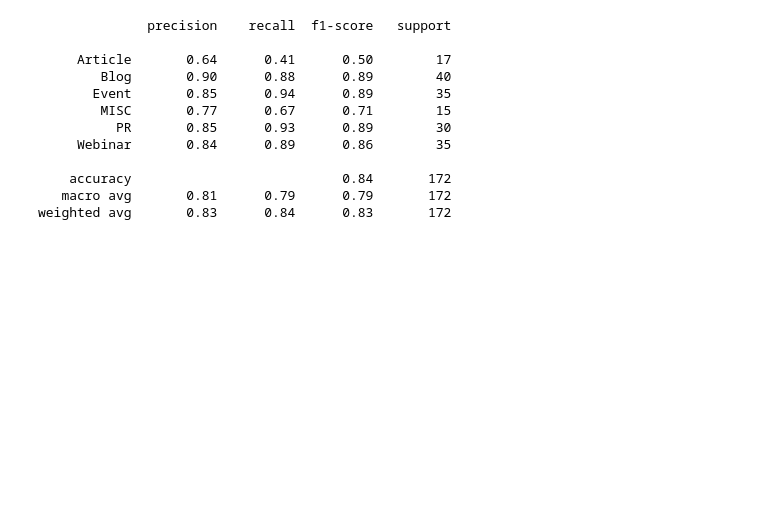
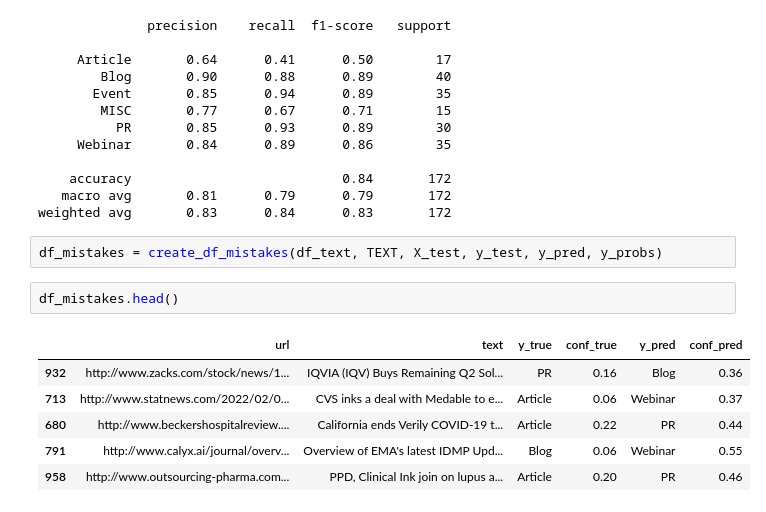
Before and after one commit to hmatzner/text-classification, a Jupyter notebook: url_classification.ipynb, the cells around one changed output. Cells and saved outputs as stored; diff of their text form; blank space fills up the shorter version.

```diff
--- a/url_classification.ipynb
+++ b/url_classification.ipynb
@@ -1855,3 +1869,14 @@ print_confusion_matrix('Deep Learning', y_test, y_pred, with_report=True)
     accuracy                           0.84       172
    macro avg       0.81      0.79      0.79       172
 weighted avg       0.83      0.84      0.83       172
+# %%
+df_mistakes = create_df_mistakes(df_text, TEXT, X_test, y_test, y_pred, y_probs)
+# %%
+df_mistakes.head()
+# %% [output]
+|  | url | text | y_true | conf_true | y_pred | conf_pred |
+| 932 | http://www.zacks.com/stock/news/1... | IQVIA (IQV) Buys Remaining Q2 Sol... | PR | 0.16 | Blog | 0.36 |
+| 713 | http://www.statnews.com/2022/02/0... | CVS inks a deal with Medable to e... | Article | 0.06 | Webinar | 0.37 |
+| 680 | http://www.beckershospitalreview.... | California ends Verily COVID-19 t... | Article | 0.22 | PR | 0.44 |
+| 791 | http://www.calyx.ai/journal/overv... | Overview of EMA's latest IDMP Upd... | Blog | 0.06 | Webinar | 0.55 |
+| 958 | http://www.outsourcing-pharma.com... | PPD, Clinical Ink join on lupus a... | Article | 0.20 | PR | 0.46 |
```
Also changed, not shown: parts of 58 cells of this notebook.
